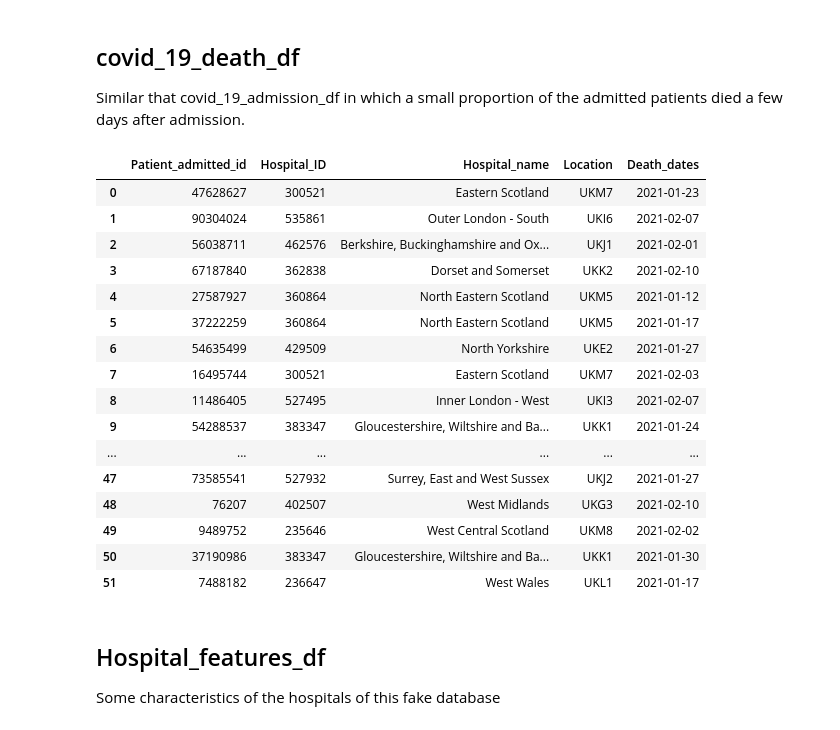
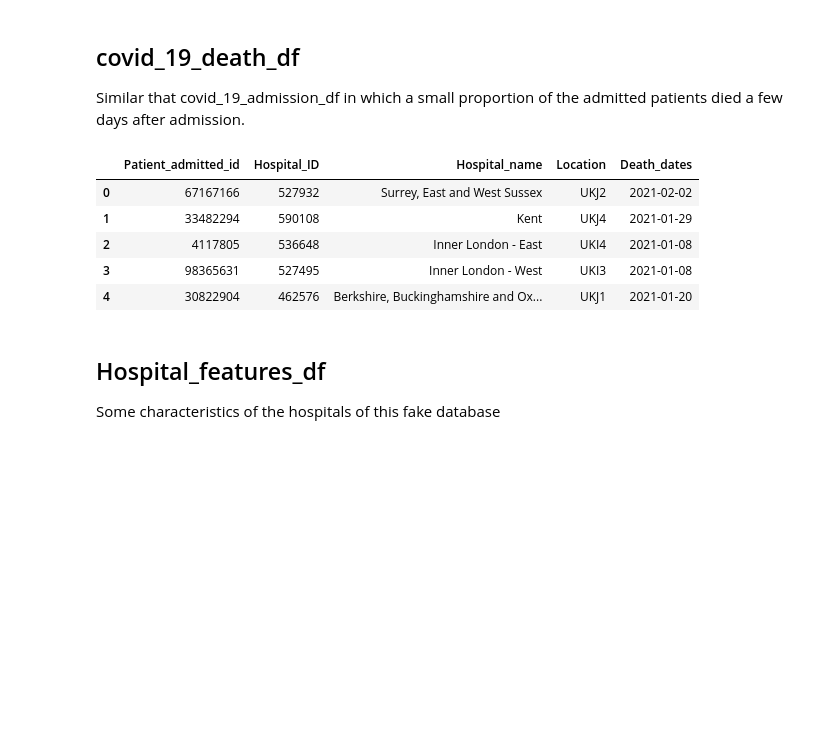
Before and after one commit to Manuel-DominguezCBG/SQL2Dashboard, a Jupyter notebook: Fake_database/1_Creating_the_fake_database.ipynb, the cells around one changed output. Drawn from its saved outputs; the diff is of its cells as text; code cells hidden in the pictures; blank space fills up the shorter version.

```diff
--- a/Fake_database/1_Creating_the_fake_database.ipynb
+++ b/Fake_database/1_Creating_the_fake_database.ipynb
@@ -222,45 +222,34 @@ Similar that covid_19_admission_df in which a small proportion of the admitted p
 # %%
 # Crete a dict with ID number and date of admission
 id2date_admission = pd.Series(covid_19_admission_df.Date.values,covid_19_admission_df.Patient_admitted_id.values).to_dict()
 
 # Select the 5% of the total number of items  covid_19_admission_df
 covid_19_admission_length = int(len(covid_19_admission_df)*0.05)
 
 #Take the 5% of total number of items
 random_entry = random.sample(list(id2date_admission.items()), k=covid_19_admission_length)
 
 # Populate a new df with the patients who are going to die and their date of admission
 covid_19_death_df = DataFrame (random_entry,columns=['Patient_admitted_id','Date_admission'])
 
 # Now, we suppose they will die a few random days later, between the 3rd and the 20th day after admission for example.
 covid_19_death_df["Death_dates"] = covid_19_death_df["Date_admission"] + timedelta(days=random.randint(3, 20))
 
 # we need the hospital where they were admitted and they died
 covid_19_death_df = covid_19_admission_df.merge(covid_19_death_df, on="Patient_admitted_id")
 
 # Some deletion of the columns I dont need
 covid_19_death_df = covid_19_death_df.drop(['Date','Date_admission','Discharge_date' ], axis = 1)
 
 # I dont need the date_admission column
-covid_19_death_df
+covid_19_death_df.head(5)
 # %% [output]
 |  | Patient_admitted_id | Hospital_ID | Hospital_name | Location | Death_dates |
-| 0 | 47628627 | 300521 | Eastern Scotland | UKM7 | 2021-01-23 |
-| 1 | 90304024 | 535861 | Outer London - South | UKI6 | 2021-02-07 |
-| 2 | 56038711 | 462576 | Berkshire, Buckinghamshire and Ox... | UKJ1 | 2021-02-01 |
-| 3 | 67187840 | 362838 | Dorset and Somerset | UKK2 | 2021-02-10 |
-| 4 | 27587927 | 360864 | North Eastern Scotland | UKM5 | 2021-01-12 |
-| 5 | 37222259 | 360864 | North Eastern Scotland | UKM5 | 2021-01-17 |
-| 6 | 54635499 | 429509 | North Yorkshire | UKE2 | 2021-01-27 |
-| 7 | 16495744 | 300521 | Eastern Scotland | UKM7 | 2021-02-03 |
-| 8 | 11486405 | 527495 | Inner London - West | UKI3 | 2021-02-07 |
-| 9 | 54288537 | 383347 | Gloucestershire, Wiltshire and Ba... | UKK1 | 2021-01-24 |
-| ... | ... | ... | ... | ... | ... |
-| 47 | 73585541 | 527932 | Surrey, East and West Sussex | UKJ2 | 2021-01-27 |
-| 48 | 76207 | 402507 | West Midlands | UKG3 | 2021-02-10 |
-| 49 | 9489752 | 235646 | West Central Scotland | UKM8 | 2021-02-02 |
-| 50 | 37190986 | 383347 | Gloucestershire, Wiltshire and Ba... | UKK1 | 2021-01-30 |
-| 51 | 7488182 | 236647 | West Wales | UKL1 | 2021-01-17 |
+| 0 | 67167166 | 527932 | Surrey, East and West Sussex | UKJ2 | 2021-02-02 |
+| 1 | 33482294 | 590108 | Kent | UKJ4 | 2021-01-29 |
+| 2 | 4117805 | 536648 | Inner London - East | UKI4 | 2021-01-08 |
+| 3 | 98365631 | 527495 | Inner London - West | UKI3 | 2021-01-08 |
+| 4 | 30822904 | 462576 | Berkshire, Buckinghamshire and Ox... | UKJ1 | 2021-01-20 |
 # %% [markdown]
 ## Hospital_features_df
 Some characteristics of the hospitals of this fake database
```
Also changed, not shown: parts of 12 cells of this notebook, 9 other files.
